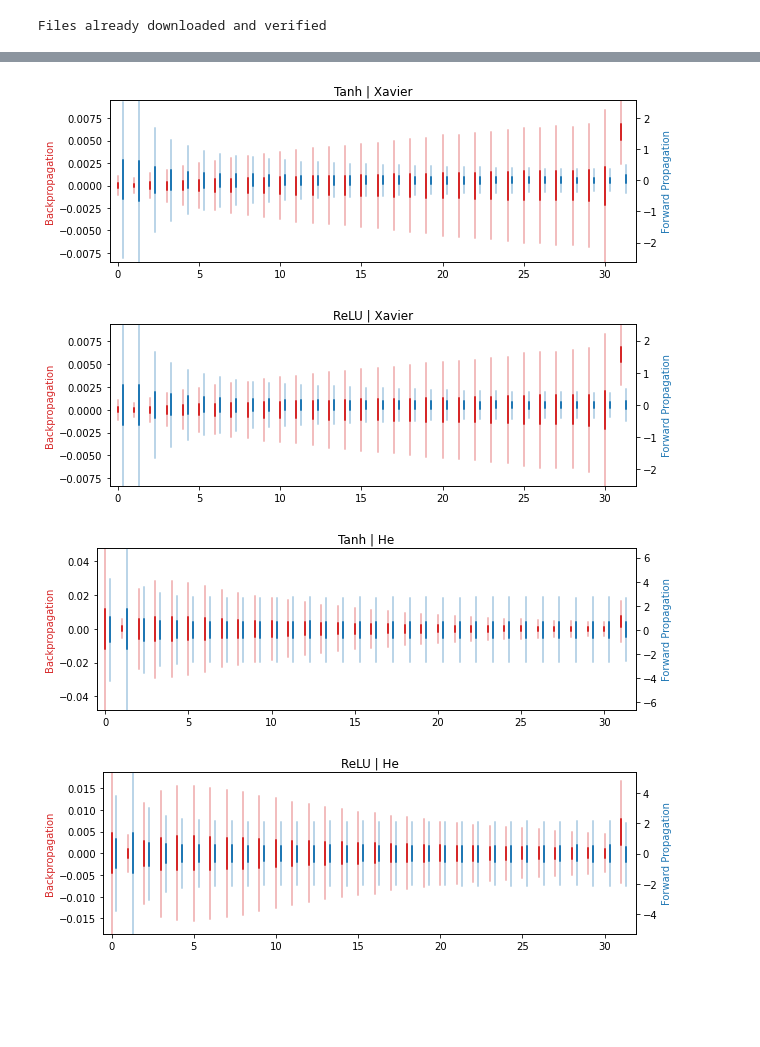
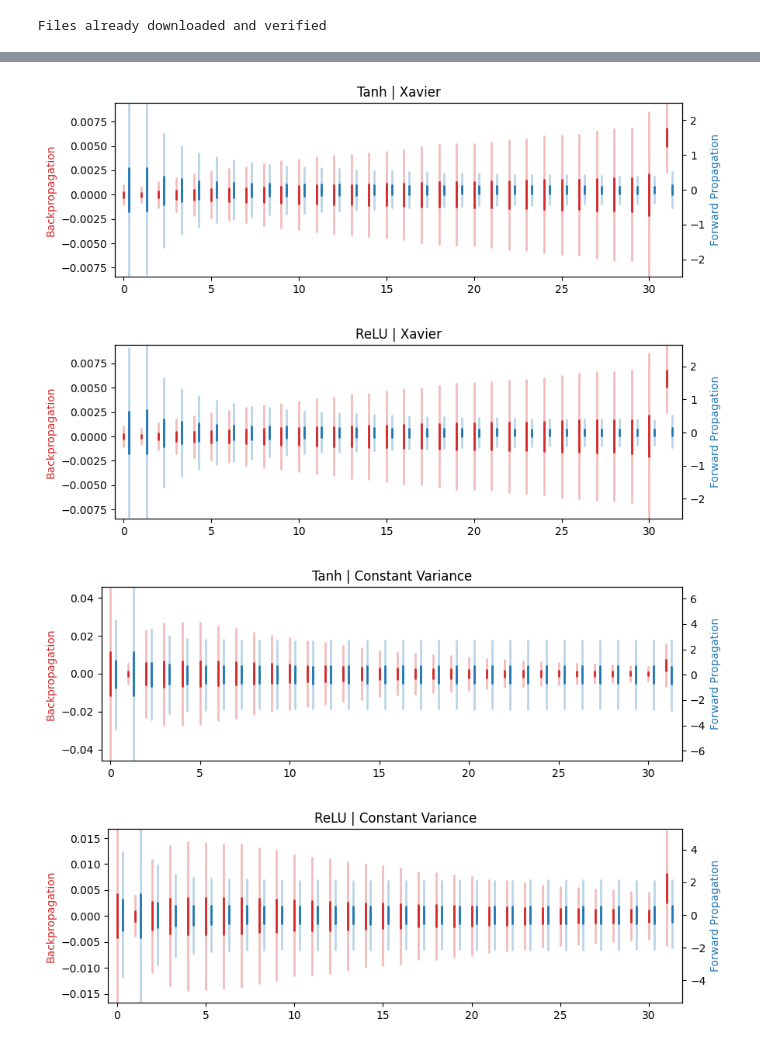
Before and after one commit to WizardOhio24/ConstantVarianceWeightInitialisation, a Jupyter notebook: XavierComparason5.ipynb, the cells around one changed output, grey strips where cells are left out. Cells and saved outputs as stored; diff of their text form; code cells hidden in the pictures; blank space fills up the shorter version.

```diff
--- a/XavierComparason5.ipynb
+++ b/XavierComparason5.ipynb
@@ -736,8 +733,8 @@ backprop_vals_tanh = comparator.run_fashionMNIST_backprop_test(torch.nn.Tanh, in
 backprop_vals_relu = comparator.run_fashionMNIST_backprop_test(torch.nn.ReLU, initialisation=XavierInitialisation)
 
 # Const Var | Tanh & ReLU
-backprop_vals_tanh_const_var = comparator.run_fashionMNIST_backprop_test(torch.nn.Tanh, initialisation=ConstVarInitialisation)
-backprop_vals_relu_const_var = comparator.run_fashionMNIST_backprop_test(torch.nn.ReLU, initialisation=ConstVarInitialisation)
+backprop_vals_tanh_const_var = comparator.run_fashionMNIST_backprop_test(torch.nn.Tanh, initialisation=lambda params: ConstVarInitialisation(params, 1.592))#initialisation=ConstVarInitialisation)
+backprop_vals_relu_const_var = comparator.run_fashionMNIST_backprop_test(torch.nn.ReLU, initialisation=lambda params: ConstVarInitialisation(params, 1.414))#initialisation=ConstVarInitialisation)
 # %% [output]
 Using activation function: <class 'torch.nn.modules.activation.Tanh'>
 Using activation function: <class 'torch.nn.modules.activation.ReLU'>
@@ -771,2 +771,0 @@ NameError: name 'backprop_vals_tanh_const_var' is not defined
-# %%
-forward_prop_vals_tanh_layers = comparator.run_fashionMNIST_forward_prop_test_layers(torch.nn.Tanh, initialisation=XavierInitialisation)
@@ -816,26 +804,3 @@ plt.show()
-# %%
-
-def plot_layer_stds(values):
-    fig, ax = plt.subplots()
-
-    median = torch.median()
-    upper_quartile = torch.median(values[values>median])
-    lower_quartile = torch.median(values[values<=median])
-
-
-    for i in range(len(stds)):
-        p = Path([
-            (i, means[i] + stds[i]),
-            (i, means[i] - stds[i])
-        ], codes=[Path.MOVETO, Path.LINETO])
-
-        ax.add_patch(PathPatch(p, lw=2, facecolor="orange", edgecolor="red", capstyle="round"))
-
-    ax.margins(0)
-    ax.autoscale()
-    plt.tight_layout()
-
-    plt.show()
 # %%
 
 def plot_layer_stds(values, ax, offset=0, c="tab:red"):
@@ -909,6 +871,9 @@ relu_vals = [l[0].flatten() for l in list(backprop_vals_relu_const_var_layers.va
 relu_he = [r[r.nonzero()].flatten() for r in relu_vals]
 del relu_vals
 # %%
+from matplotlib.patches import PathPatch
+from matplotlib.path import Path
+import matplotlib.pyplot as plt
 
 fig, ax = plt.subplots(figsize=(9, 3))
 ax.set_title("Tanh | Xavier")
@@ -919,46 +884,47 @@ plot_layer_stds(list(forward_prop_vals_tanh_layers.values()), other_side_ax, off
 plot_layer_stds(tanh_xavier, ax)
 plt.tight_layout()
 ax.set_xlim(-0.5, 31.9)
-plt.savefig("./TanhXavier2Final.png")
+
+plt.savefig("./TanhXavier2.png")
 plt.show()
 
 fig, ax = plt.subplots(figsize=(9, 3))
 ax.set_title("ReLU | Xavier")
 ax.set_ylabel("Backpropagation", color="tab:red")
 other_side_ax = ax.twinx()
 other_side_ax.set_ylabel("Forward Propagation", color="tab:blue")
 plot_layer_stds(list(forward_prop_vals_relu_layers.values()), other_side_ax, offset = 0.3, c="tab:blue")
 plot_layer_stds(relu_xavier, ax)
 plt.tight_layout()
 ax.set_xlim(-0.5, 31.9)
-plt.savefig("./ReLUXavier2Final.png")
+plt.savefig("./ReLUXavier2.png")
 plt.show()
 
 fig, ax = plt.subplots(figsize=(9, 3))
-ax.set_title("Tanh | He")
+ax.set_title("Tanh | Constant Variance")
 ax.set_ylabel("Backpropagation", color="tab:red")
 other_side_ax = ax.twinx()
 other_side_ax.set_ylabel("Forward Propagation", color="tab:blue")
 plot_layer_stds(list(forward_prop_vals_tanh_const_var_layers.values()), other_side_ax, offset = 0.3, c="tab:blue")
 plot_layer_stds(tanh_he, ax)
 plt.tight_layout()
 ax.set_xlim(-0.5, 31.9)
-plt.savefig("./TanhHe2Final.png")
+plt.savefig("./TanhHe2.png")
 plt.show()
 
 fig, ax = plt.subplots(figsize=(9, 3))
-ax.set_title("ReLU | He")
+ax.set_title("ReLU | Constant Variance")
 ax.set_ylabel("Backpropagation", color="tab:red")
 other_side_ax = ax.twinx()
 other_side_ax.set_ylabel("Forward Propagation", color="tab:blue")
 plot_layer_stds(list(forward_prop_vals_relu_const_var_layers.values()), other_side_ax, offset = 0.3, c="tab:blue")
 plot_layer_stds(relu_he, ax)
 plt.tight_layout()
 ax.set_xlim(-0.5, 31.9)
-plt.savefig("./ReLUHe2Final.png")
+plt.savefig("./ReLUHe2.png")
 plt.show()
 # %% [output]
-[figure, old version]
+[figure, new version]
-[figure, old version]
+[figure, new version]
-[figure, old version]
+[figure, new version]
-[figure, old version]
+[figure, new version]
```
Also changed, not shown: parts of 16 cells of this notebook, 4 other files.
